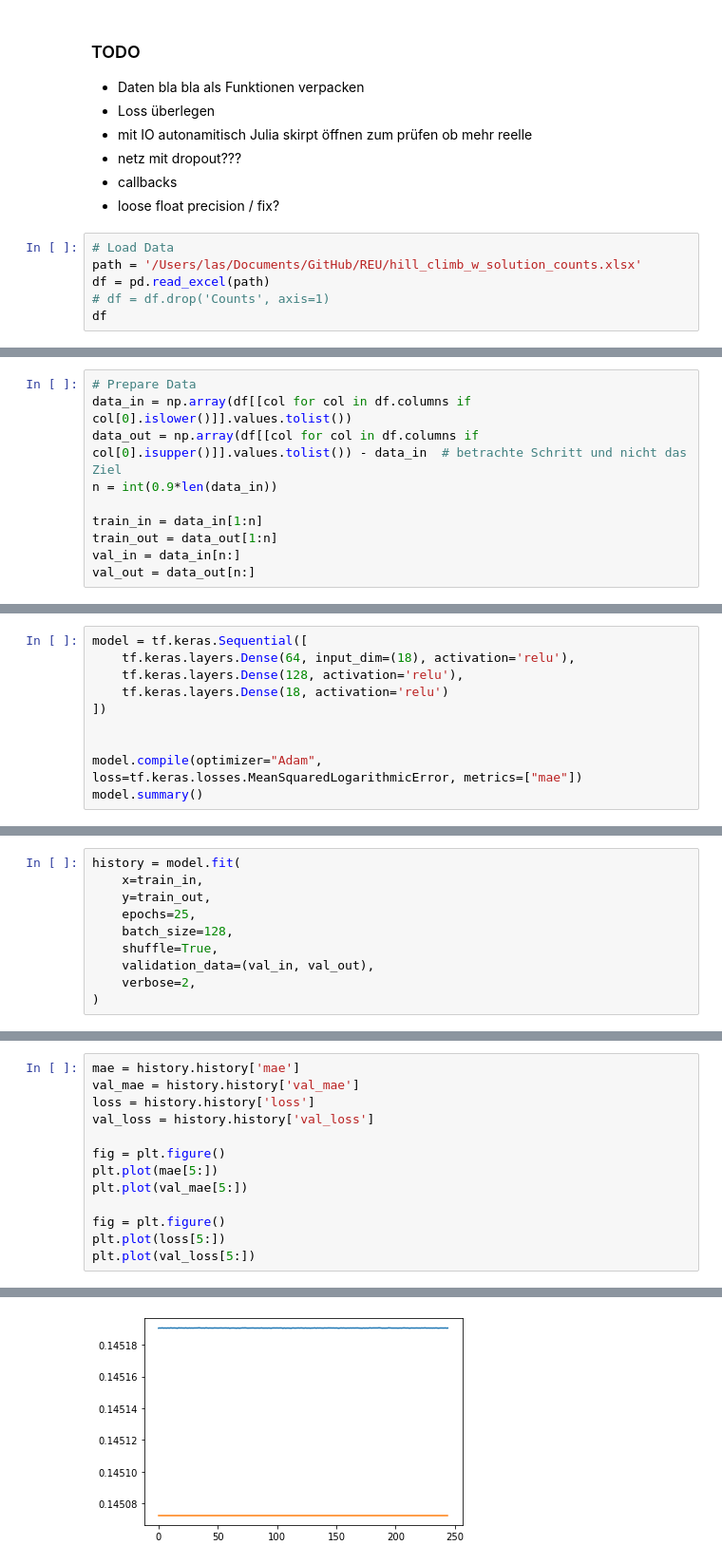
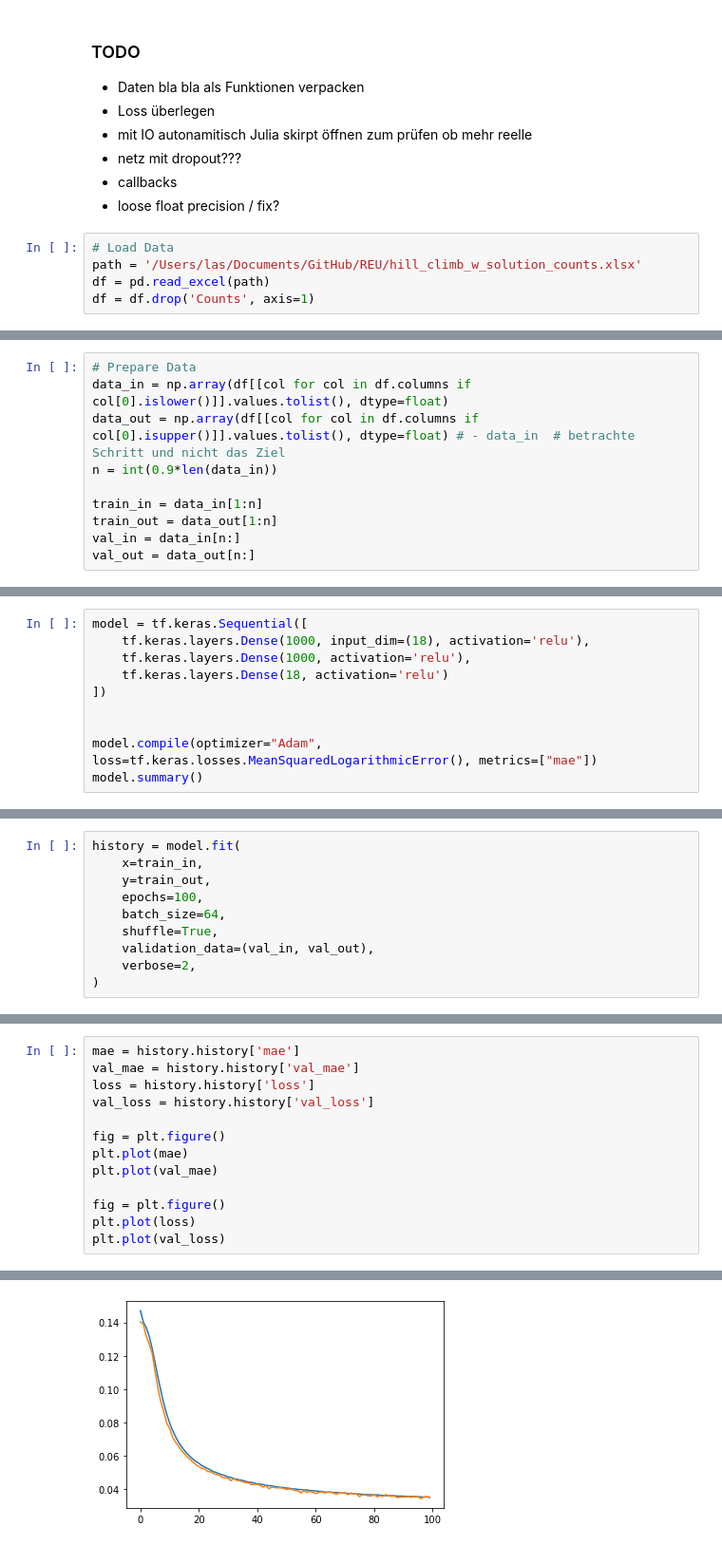
Before and after one commit to linus-md/REU, a Jupyter notebook: neural_climb.ipynb, the cells around one changed output, grey strips where cells are left out. Shown at 95% size. Saved outputs shown, nothing was run; the diff lists cells and outputs as text.

```diff
--- a/neural_climb.ipynb
+++ b/neural_climb.ipynb
@@ -15,5 +15,4 @@ import numpy as np
 # Load Data
 path = '/Users/las/Documents/GitHub/REU/hill_climb_w_solution_counts.xlsx'
 df = pd.read_excel(path)
-# df = df.drop('Counts', axis=1)
-df
+df = df.drop('Counts', axis=1)
@@ -34,7 +19,7 @@ df
 # %%
 # Prepare Data
-data_in = np.array(df[[col for col in df.columns if col[0].islower()]].values.tolist())
-data_out = np.array(df[[col for col in df.columns if col[0].isupper()]].values.tolist()) - data_in  # betrachte Schritt und nicht das Ziel
+data_in = np.array(df[[col for col in df.columns if col[0].islower()]].values.tolist(), dtype=float)
+data_out = np.array(df[[col for col in df.columns if col[0].isupper()]].values.tolist(), dtype=float) # - data_in  # betrachte Schritt und nicht das Ziel
 n = int(0.9*len(data_in))
 
 train_in = data_in[1:n]
@@ -46,11 +29,11 @@ NameError: name 'np' is not defined
 # %%
 model = tf.keras.Sequential([
-    tf.keras.layers.Dense(64, input_dim=(18), activation='relu'),
-    tf.keras.layers.Dense(128, activation='relu'),
+    tf.keras.layers.Dense(1000, input_dim=(18), activation='relu'),
+    tf.keras.layers.Dense(1000, activation='relu'),
     tf.keras.layers.Dense(18, activation='relu')
 ])
 
 
-model.compile(optimizer="Adam", loss=tf.keras.losses.MeanSquaredLogarithmicError, metrics=["mae"])
+model.compile(optimizer="Adam", loss=tf.keras.losses.MeanSquaredLogarithmicError(), metrics=["mae"])
 model.summary()
 # %% [output]
@@ -59,8 +55,8 @@ NameError: name 'tf' is not defined
 history = model.fit(
     x=train_in,
     y=train_out,
-    epochs=25,
-    batch_size=128,
+    epochs=100,
+    batch_size=64,
     shuffle=True,
     validation_data=(val_in, val_out),
     verbose=2,
@@ -86,16 +82,16 @@ Epoch 250/250
 # %%
 mae = history.history['mae']
 val_mae = history.history['val_mae']
 loss = history.history['loss']
 val_loss = history.history['val_loss']
 
 fig = plt.figure()
-plt.plot(mae[5:])
-plt.plot(val_mae[5:])
+plt.plot(mae)
+plt.plot(val_mae)
 
 fig = plt.figure()
-plt.plot(loss[5:])
-plt.plot(val_loss[5:])
+plt.plot(loss)
+plt.plot(val_loss)
 # %% [output]
 [<matplotlib.lines.Line2D at 0x...>]
-[figure, old version]
+[figure, new version]
```
Also changed, not shown: parts of 7 cells of this notebook, 3 other files.
